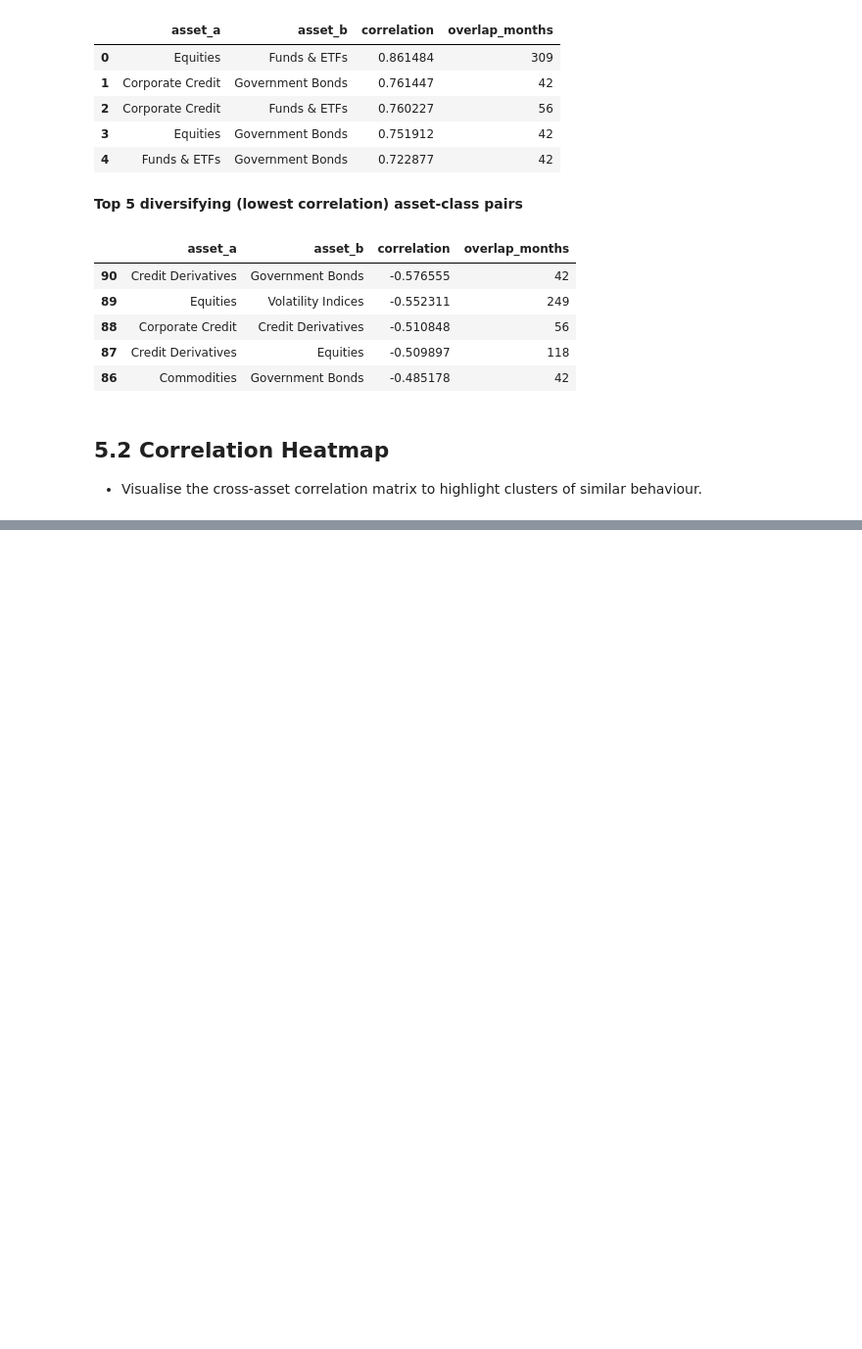
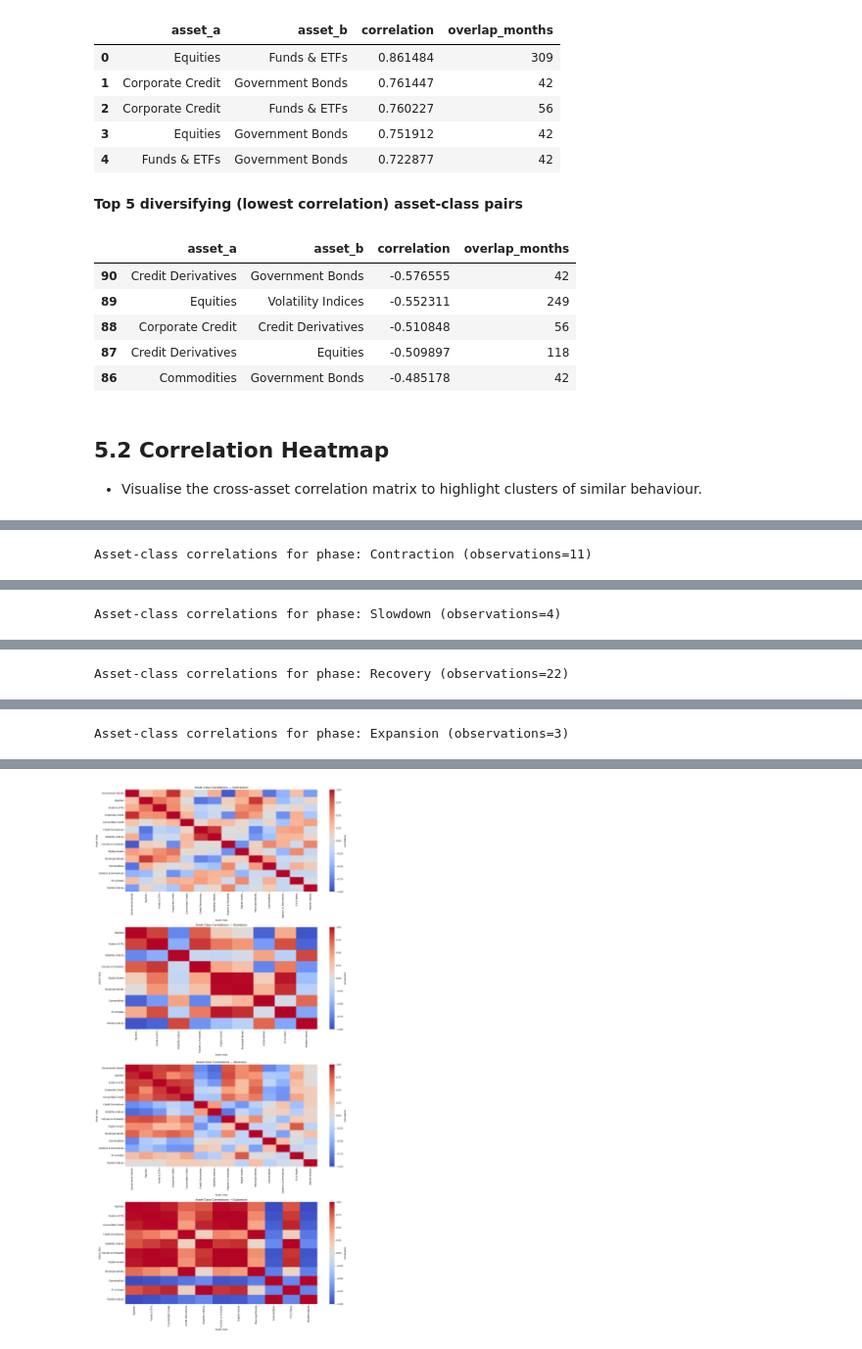
Before and after one commit to kecheng-shi/Nexus-data-preprocessing, a Jupyter notebook: Nexus Data Analysis.ipynb, the cells around one changed output, grey strips where cells are left out. Shown at 98% size. Saved outputs shown, nothing was run; the diff lists cells and outputs as text; code cells hidden in the pictures; blank space fills up the shorter version.

Commit message:
correlation

```diff
--- a/Nexus Data Analysis.ipynb
+++ b/Nexus Data Analysis.ipynb
@@ -1206,6 +1206,8 @@ def plot_phase_heatmaps(
     center: float | None = None,
     cbar_label: str = "",
     title_prefix: str = "",
+    x_label: str = "Asset class",
+    y_label: str = "Macro factor (mom %)",
 ) -> None:
     """Render phase-specific heatmaps in a compact subplot grid."""
     if not matrix_map:
@@ -1241,8 +1243,8 @@ def plot_phase_heatmaps(
             cbar_kws={"label": cbar_label},
         )
         ax.set_title(f"{title_prefix}{phase_name}")
-        ax.set_xlabel("Asset class")
-        ax.set_ylabel("Macro factor (mom %)")
+        ax.set_xlabel(x_label)
+        ax.set_ylabel(y_label)
     for ax in axes_flat[len(matrix_map):]:
         ax.axis("off")
 
@@ -1730,6 +1732,8 @@ display(top_negative_pairs)
 
 - Visualise the cross-asset correlation matrix to highlight clusters of similar behaviour.
 # %%
+from collections import OrderedDict
+
 if class_corr.dropna(how="all").empty or not ordered_cols:
     print("Correlation matrix is empty; skip the heatmap diagnostic.")
 else:
@@ -1753,5 +1757,71 @@ else:
     plt.setp(ax.get_xticklabels(), rotation=45, ha="right")
     plt.tight_layout()
     plt.show()
+
+phase_series = pd.Series(dtype=object)
+if not phase_panel.empty:
+    phase_df = phase_panel.copy()
+    phase_df.index = pd.to_datetime(phase_df.index)
+    if "phase" in phase_df.columns:
+        phase_series = phase_df["phase"].dropna()
+
+if phase_series.empty:
+    print("Business-cycle phases unavailable; run the HMM section first.")
+else:
+    asset_cols_phase = interaction_panel.columns.tolist()
+    interaction_with_phase = interaction_panel.copy()
+    interaction_with_phase.index = pd.to_datetime(interaction_with_phase.index)
+    phase_series = phase_series.copy()
+    phase_series.index = pd.to_datetime(phase_series.index)
+    interaction_with_phase = interaction_with_phase.join(phase_series.rename("phase"), how="inner")
+
+    if interaction_with_phase.empty:
+        print("No overlapping history between interaction panel and phase labels.")
+    else:
+        PHASE_ORDER = ["Contraction", "Slowdown", "Recovery", "Expansion"]
+        phase_counts = interaction_with_phase["phase"].value_counts()
+        ordered_phases = [p for p in PHASE_ORDER if p in phase_counts.index]
+        ordered_phases += [p for p in phase_counts.index if p not in ordered_phases]
+
+        CLASS_PHASE_MIN_OBS = 3
+        phase_corr_results: OrderedDict[str, pd.DataFrame] = OrderedDict()
+
+        for phase_name in ordered_phases:
+            mask = interaction_with_phase["phase"] == phase_name
+            phase_returns = interaction_with_phase.loc[mask, asset_cols_phase]
+            phase_returns = phase_returns.dropna(how="all")
+            obs = phase_returns.shape[0]
+            if obs < CLASS_PHASE_MIN_OBS:
+                print(f"Skipping {phase_name} (5.2): only {obs} overlapping months.")
+                continue
+
+            phase_corr = pairwise_corr(phase_returns, min_periods=max(3, CLASS_PHASE_MIN_OBS))
+            phase_cols = [col for col in ordered_cols if col in phase_corr.columns]
+            if not phase_cols:
+                print(f"Phase {phase_name} (5.2): insufficient columns for correlation matrix.")
+                continue
+
+            phase_corr_block = phase_corr.loc[phase_cols, phase_cols]
+            phase_corr_results[phase_name] = phase_corr_block
+            print(f"\nAsset-class correlations for phase: {phase_name} (observations={obs})")
+            display(phase_corr_block)
+
+        if phase_corr_results:
+            plot_phase_heatmaps(
+                phase_corr_results,
+                "coolwarm",
+                vmin=-1,
+                vmax=1,
+                center=0,
+                cbar_label="Correlation",
+                title_prefix="Asset-Class Correlations — ",
+                x_label="Asset class",
+                y_label="Asset class",
+            )
+            CLASS_PHASE_CORR_RESULTS = dict(phase_corr_results)
+        else:
+            CLASS_PHASE_CORR_RESULTS = {}
+            print("No per-phase asset-class correlations available.")
 # %% [output]
 [figure]
+Asset-class correlations for phase: Contraction (observations=11)
@@ -1757,0 +1843 @@ else:
+Asset-class correlations for phase: Slowdown (observations=4)
@@ -1757,0 +1854 @@ else:
+Asset-class correlations for phase: Recovery (observations=22)
@@ -1757,0 +1870 @@ else:
+Asset-class correlations for phase: Expansion (observations=3)
@@ -1757,0 +1883 @@ else:
+[figure, added]
```
Also changed, not shown: parts of 1 cell of this notebook, 1 other file.
